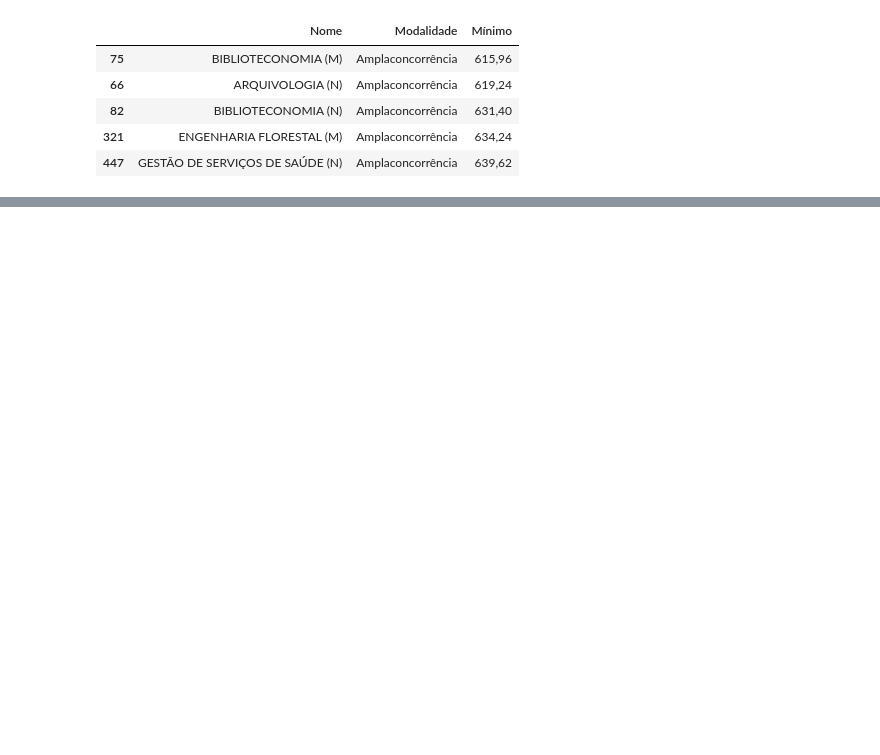
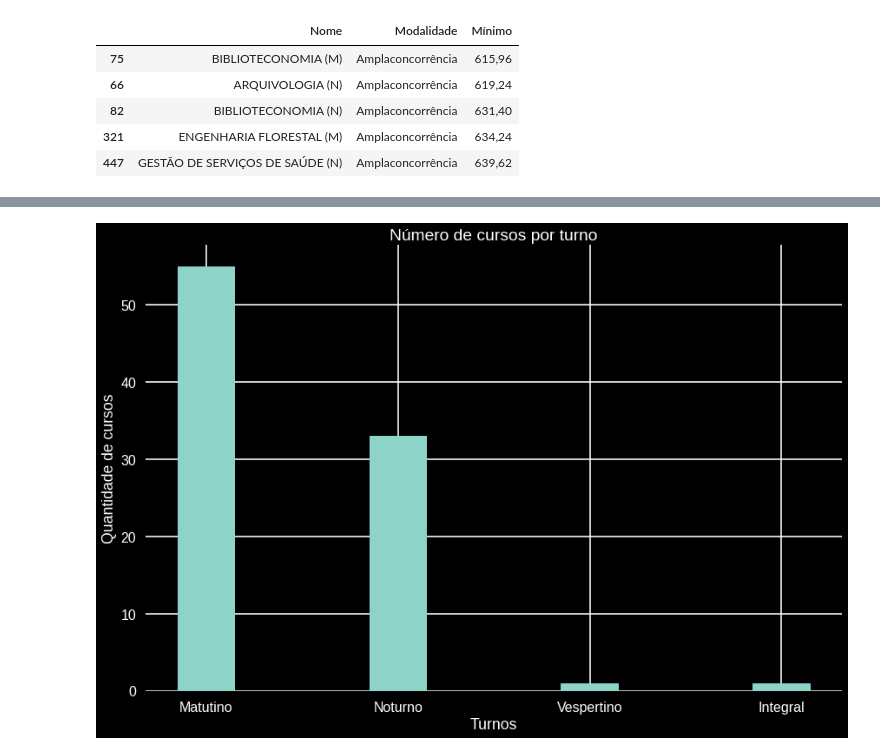
Before and after one commit to Gilnior/UFMGsisu2021, a Jupyter notebook: sisuUFMG.ipynb, the cells around one changed output, grey strips where cells are left out. Drawn from its saved outputs; the diff is of its cells as text; code cells hidden in the pictures; blank space fills up the shorter version.

```diff
--- a/sisuUFMG.ipynb
+++ b/sisuUFMG.ipynb
@@ -191,0 +226,20 @@ pltex3(8)
+# %%
+def pltex4():
+  nCourses = []
+  for i in range(4):
+    nCourses.append(courseperturn(i,txt=False))
+
+  turnos = list(DF['Turno'].unique())
+  turnos[2] = 'Vespertino'
+
+  plt.style.use('dark_background')
+  plt.bar(turnos,nCourses,width=0.3)
+  plt.grid()
+  plt.title('Número de cursos por turno')
+  plt.xlabel('Turnos')
+  plt.ylabel('Quantidade de cursos')
+
+  plt.show()
+pltex4()
+# %% [output]
+[figure, added]
```
Also changed, not shown: parts of 8 cells of this notebook.
